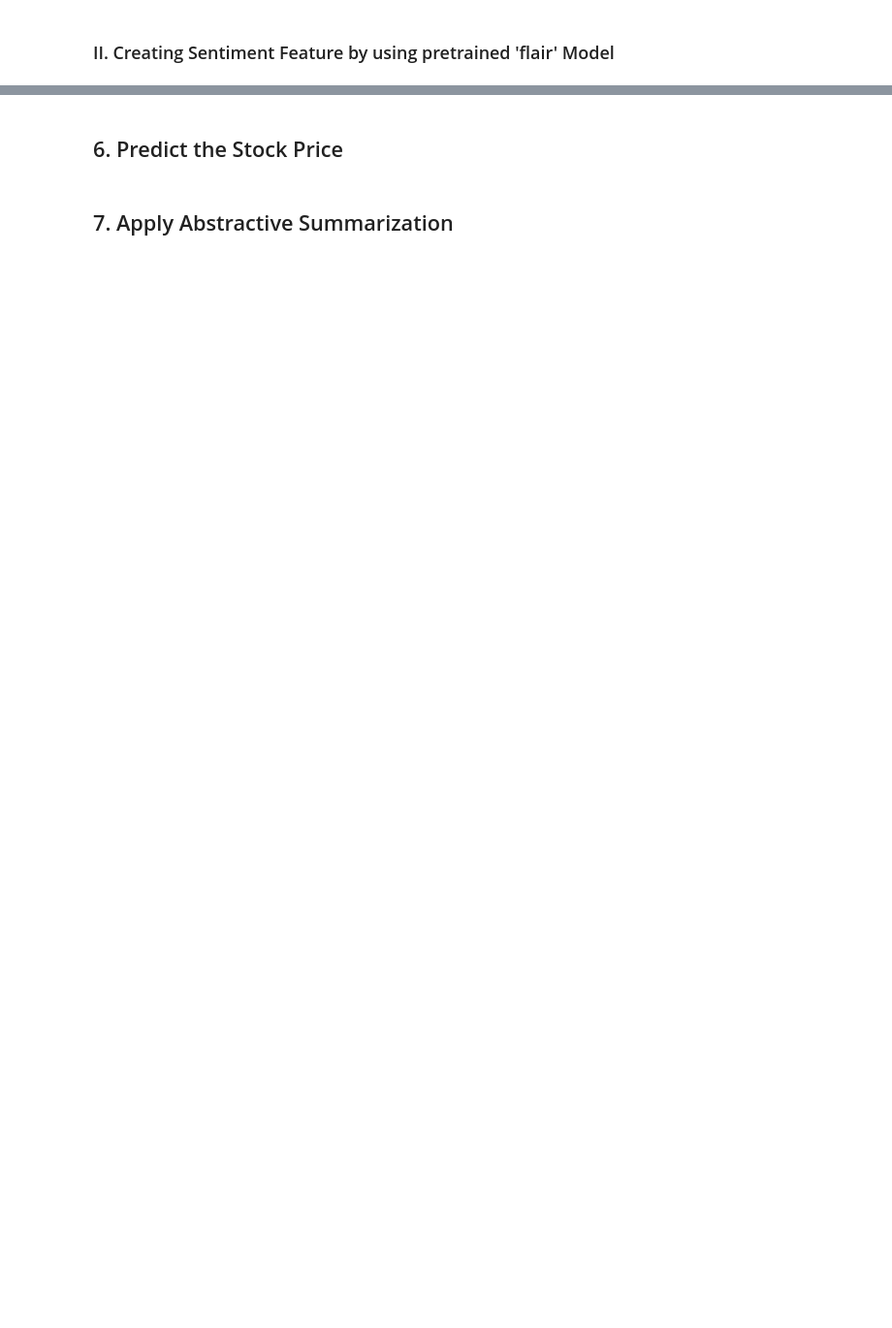
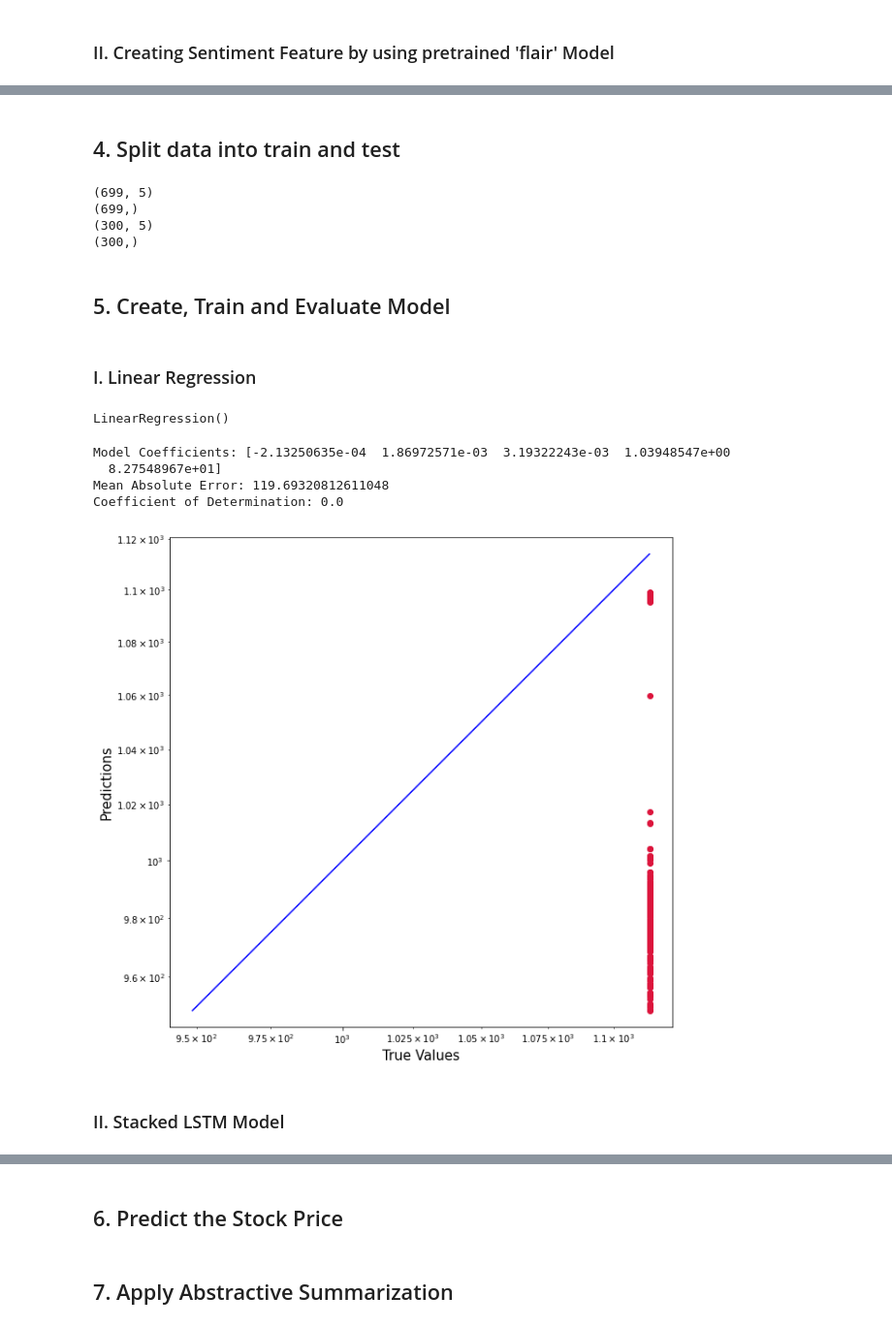
Before and after one commit to anjanshrestha123/Sentiment-Analysis-for-Stock-Price-Prediction, a Jupyter notebook: sentiment_analysis_stock_market_prediction.ipynb, the cells around one changed output, grey strips where cells are left out. Shown: that part at 97% size. Drawn from its saved outputs; the diff is of its cells as text; code cells hidden in the pictures; blank space fills up the shorter version.

Commit message:
Added model training

```diff
--- a/sentiment_analysis_stock_market_prediction.ipynb
+++ b/sentiment_analysis_stock_market_prediction.ipynb
@@ -332,0 +292,58 @@ print(y_test.shape)
+# %% [markdown]
+## 4. Split data into train and test ##
+# %%
+train_index = 0.7 * df.shape[0]
+X_train = df[:int(train_index)][[FOLLOWERS_COUNT, FRIENDS_COUNT, RETWEET_COUNT, SENTIMENT, SENTIMENT_PROBABILITY]]
+y_train =  df[:int(train_index)][STOCK_PRICE]
+
+X_test = df[int(train_index):][[FOLLOWERS_COUNT, FRIENDS_COUNT, RETWEET_COUNT, SENTIMENT, SENTIMENT_PROBABILITY]]
+y_test =  df[int(train_index):][STOCK_PRICE]
+
+print(X_train.shape)
+print(y_train.shape)
+print(X_test.shape)
+print(y_test.shape)
+# %% [output]
+(699, 5)
+(699,)
+(300, 5)
+(300,)
+# %% [markdown]
+## 5. Create, Train and Evaluate Model ##
+# %% [markdown]
+### I. Linear Regression ###
+# %%
+model = LinearRegression()
+# %%
+model.fit(X_train,y_train)
+# %% [output]
+LinearRegression()
+# %%
+y_pred = model.predict(X_test)
+
+# Printout relevant metrics
+print("Model Coefficients:", model.coef_)
+print("Mean Absolute Error:", mean_absolute_error(y_test, y_pred))
+print("Coefficient of Determination:", r2_score(y_test, y_pred))
+# %% [output]
+Model Coefficients: [-2.13250635e-04  1.86972571e-03  3.19322243e-03  1.03948547e+00
+  8.27548967e+01]
+Mean Absolute Error: 119.69320812611048
+Coefficient of Determination: 0.0
+# %%
+plt.figure(figsize=(10,10))
+plt.scatter(y_test, y_pred, c='crimson')
+plt.yscale('log')
+plt.xscale('log')
+
+p1 = max(max(y_pred), max(y_test))
+p2 = min(min(y_pred), min(y_test))
+plt.plot([p1, p2], [p1, p2], 'b-')
+plt.xlabel('True Values', fontsize=15)
+plt.ylabel('Predictions', fontsize=15)
+plt.axis('equal')
+plt.show()
+# %% [output]
+[figure, added]
+# %% [markdown]
+### II. Stacked LSTM Model ###
```
Also changed, not shown: parts of 50 cells of this notebook.
